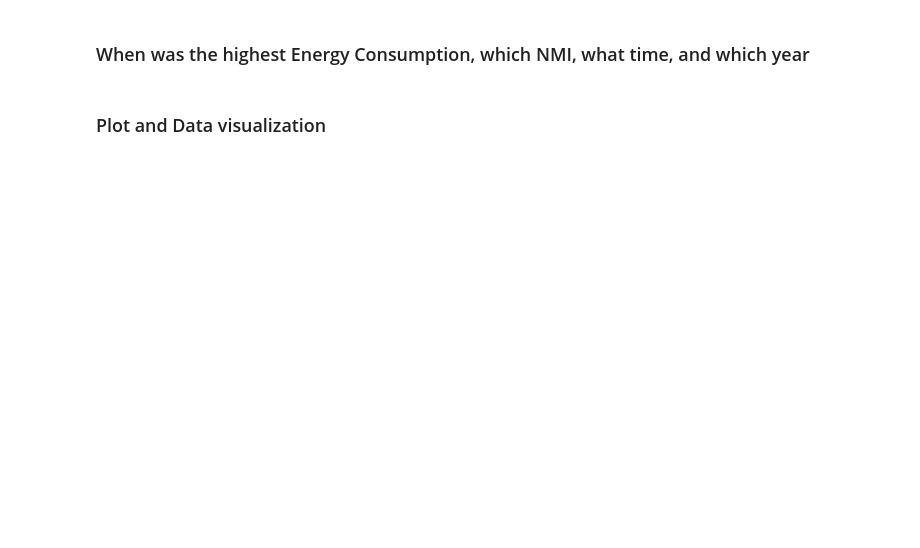
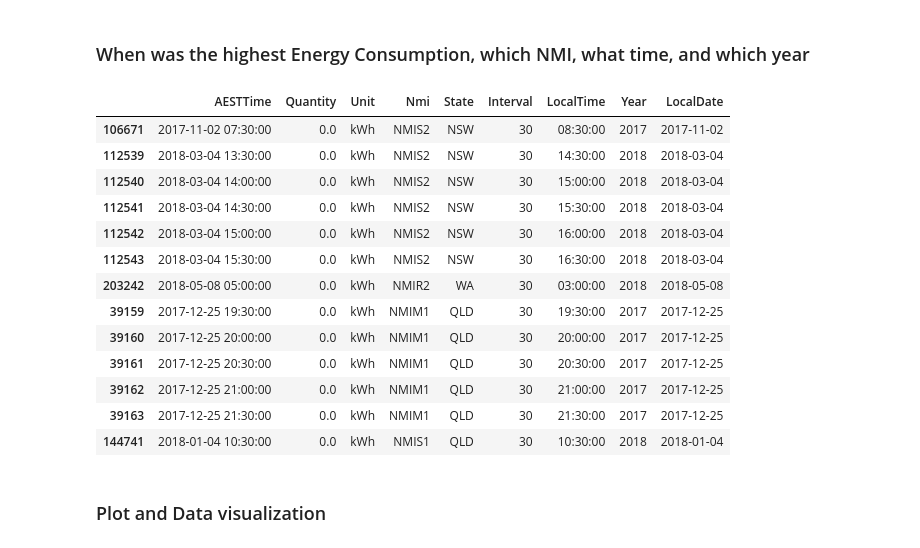
Before and after one commit to gna0503/Technical_test, a Jupyter notebook: Shell Energy Data Engineering Test/Data_Inspection&Transformation.ipynb, the cells around one changed output. Saved outputs shown, nothing was run; the diff lists cells and outputs as text; code cells hidden in the pictures; blank space fills up the shorter version.

```diff
--- a/Shell Energy Data Engineering Test/Data_Inspection&Transformation.ipynb
+++ b/Shell Energy Data Engineering Test/Data_Inspection&Transformation.ipynb
@@ -204,7 +236,7 @@ df_dst.head()
 nmi_local_time = pd.concat([df_dst,df_wa,df_qld])
 nmi_local_time.LocalTime.fillna(nmi_local_time.AESTTime, inplace=True)
 nmi_local_time["Year"]=pd.DatetimeIndex(nmi_local_time["LocalTime"]).year
-nmi_local_time["Year"] = nmi_local_time["Year"].fillna(0).astype(int)
+#nmi_local_time["Year"] = nmi_local_time["Year"].fillna(0).astype(int)
 # %% [markdown]
 ## Data Validation
 # %%
@@ -233,7 +301,22 @@ nmi_local_time.head(3)
 ### When was the highest Energy Consumption, which NMI, what time, and which year
 # %%
 nmi_local_time[nmi_local_time["Quantity"] == nmi_local_time["Quantity"].max()]
-#nmi_local_time[(nmi_local_time["Quantity"] == nmi_local_time["Quantity"].min()) & (nmi_local_time["Quantity"] != 0)]
+nmi_local_time[nmi_local_time["Quantity"] == nmi_local_time["Quantity"].min()]
+# %% [output]
+|  | AESTTime | Quantity | Unit | Nmi | State | Interval | LocalTime | Year | LocalDate |
+| 106671 | 2017-11-02 07:30:00 | 0.0 | kWh | NMIS2 | NSW | 30 | 08:30:00 | 2017 | 2017-11-02 |
+| 112539 | 2018-03-04 13:30:00 | 0.0 | kWh | NMIS2 | NSW | 30 | 14:30:00 | 2018 | 2018-03-04 |
+| 112540 | 2018-03-04 14:00:00 | 0.0 | kWh | NMIS2 | NSW | 30 | 15:00:00 | 2018 | 2018-03-04 |
+| 112541 | 2018-03-04 14:30:00 | 0.0 | kWh | NMIS2 | NSW | 30 | 15:30:00 | 2018 | 2018-03-04 |
+| 112542 | 2018-03-04 15:00:00 | 0.0 | kWh | NMIS2 | NSW | 30 | 16:00:00 | 2018 | 2018-03-04 |
+| 112543 | 2018-03-04 15:30:00 | 0.0 | kWh | NMIS2 | NSW | 30 | 16:30:00 | 2018 | 2018-03-04 |
+| 203242 | 2018-05-08 05:00:00 | 0.0 | kWh | NMIR2 | WA | 30 | 03:00:00 | 2018 | 2018-05-08 |
+| 39159 | 2017-12-25 19:30:00 | 0.0 | kWh | NMIM1 | QLD | 30 | 19:30:00 | 2017 | 2017-12-25 |
+| 39160 | 2017-12-25 20:00:00 | 0.0 | kWh | NMIM1 | QLD | 30 | 20:00:00 | 2017 | 2017-12-25 |
+| 39161 | 2017-12-25 20:30:00 | 0.0 | kWh | NMIM1 | QLD | 30 | 20:30:00 | 2017 | 2017-12-25 |
+| 39162 | 2017-12-25 21:00:00 | 0.0 | kWh | NMIM1 | QLD | 30 | 21:00:00 | 2017 | 2017-12-25 |
+| 39163 | 2017-12-25 21:30:00 | 0.0 | kWh | NMIM1 | QLD | 30 | 21:30:00 | 2017 | 2017-12-25 |
+| 144741 | 2018-01-04 10:30:00 | 0.0 | kWh | NMIS1 | QLD | 30 | 10:30:00 | 2018 | 2018-01-04 |
 # %% [markdown]
 ### Plot and Data visualization
 # %%
```
Also changed, not shown: parts of 12 cells of this notebook, 4 other files.
